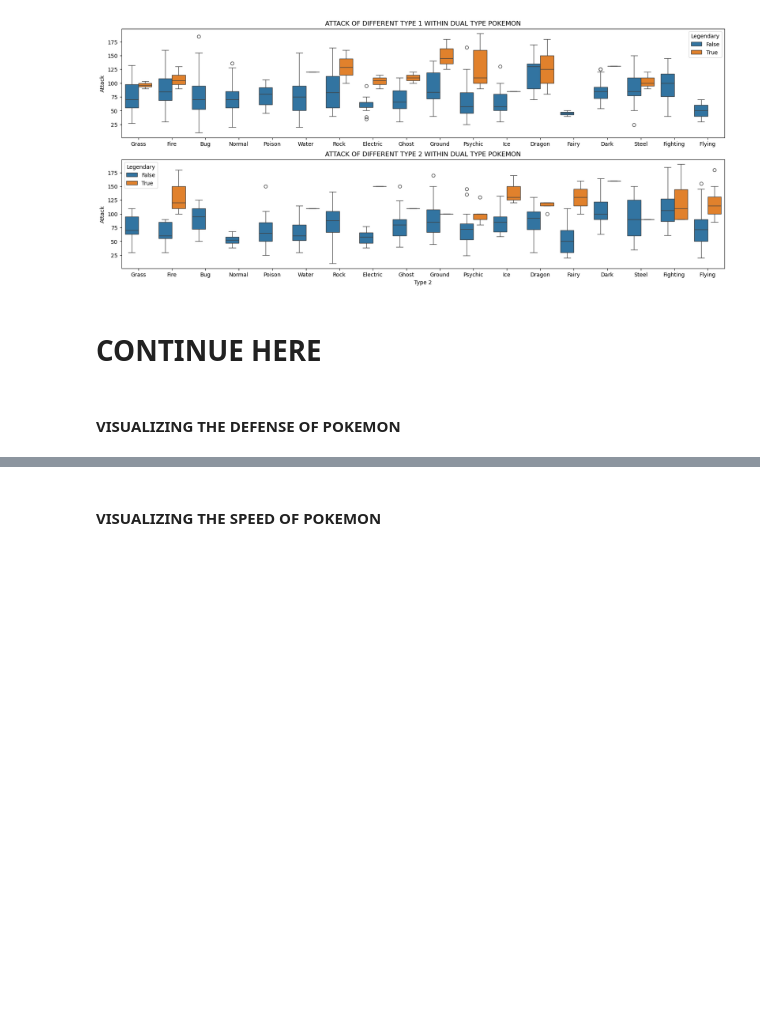
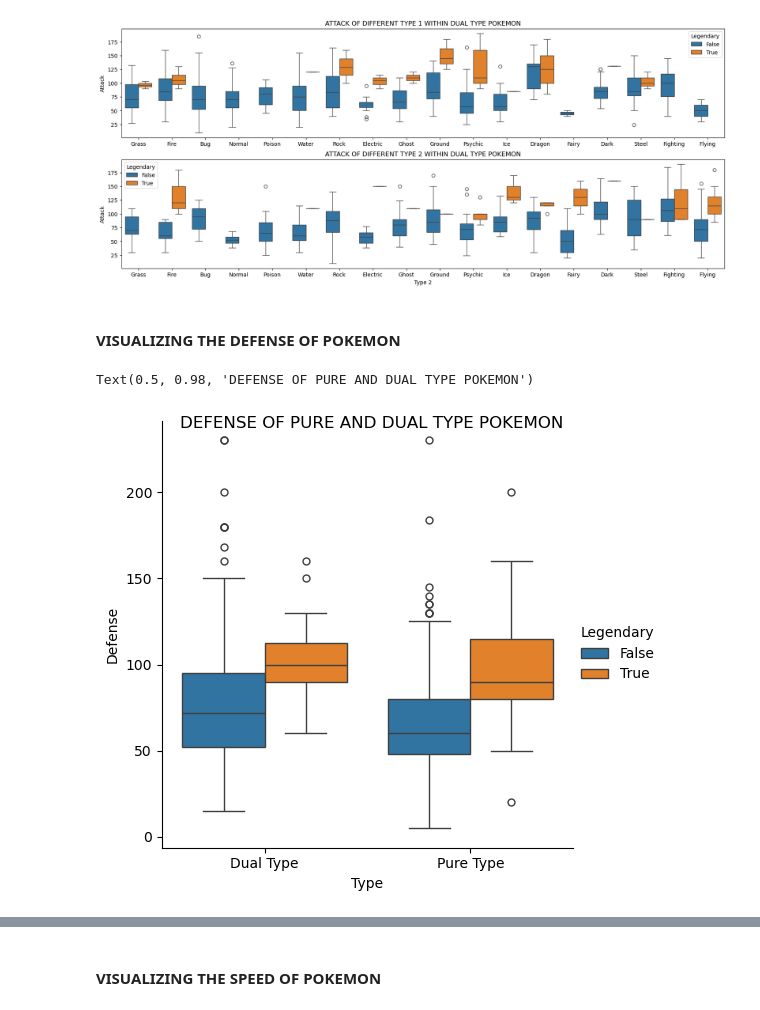
Before and after one commit to r-taeja/Data-Science, a Jupyter notebook: Pokemon/pokemon.ipynb, the cells around one changed output, grey strips where cells are left out. Cells and saved outputs as stored; diff of their text form; code cells hidden in the pictures; blank space fills up the shorter version.

```diff
--- a/Pokemon/pokemon.ipynb
+++ b/Pokemon/pokemon.ipynb
@@ -353,5 +342,3 @@ ax2.set_title('ATTACK OF DIFFERENT TYPE 2 WITHIN DUAL TYPE POKEMON')
 # %% [output]
 Text(0.5, 1.0, 'ATTACK OF DIFFERENT TYPE 2 WITHIN DUAL TYPE POKEMON')
 [figure]
-# %% [markdown]
-# **CONTINUE HERE**
@@ -360,2 +345,9 @@ Text(0.5, 1.0, 'ATTACK OF DIFFERENT TYPE 2 WITHIN DUAL TYPE POKEMON')
 # %% [markdown]
 #### **VISUALIZING THE DEFENSE OF POKEMON**
+# %%
+#General Defense of Pure and Dual Type Pokemon
+gen_def_plot = sns.catplot(data = df, x = 'Type', y = 'Defense', kind = 'box', hue = 'Legendary')
+gen_def_plot.figure.suptitle('DEFENSE OF PURE AND DUAL TYPE POKEMON')
+# %% [output]
+Text(0.5, 0.98, 'DEFENSE OF PURE AND DUAL TYPE POKEMON')
+[figure, added]
```
Also changed, not shown: parts of 27 cells of this notebook.
